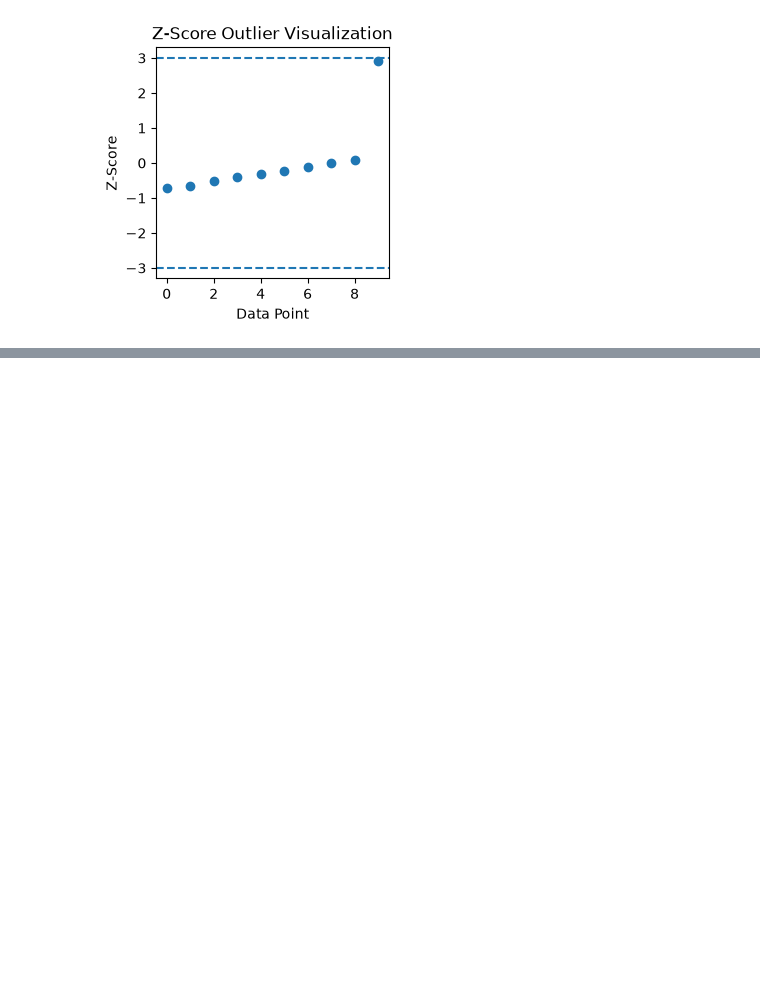
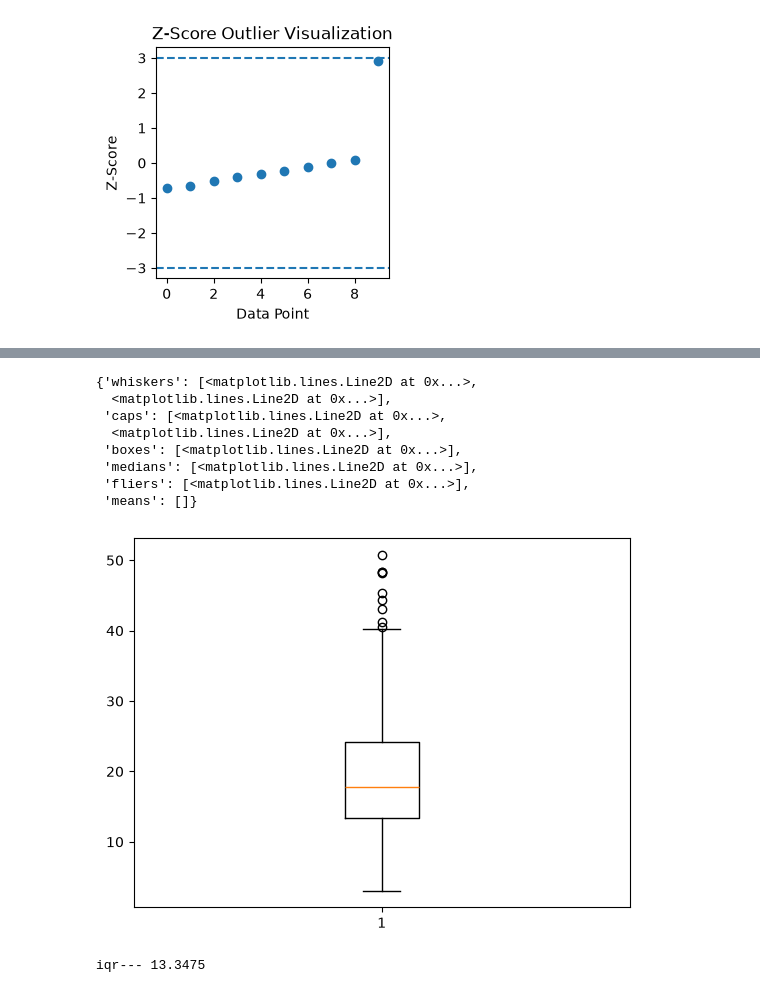
Before and after one commit to jayeshdangi/Jayesh-Dangi, a Jupyter notebook: first.ipynb/first.ipynb/class5.ipynb, the cells around one changed output, grey strips where cells are left out. Drawn from its saved outputs; the diff is of its cells as text; code cells hidden in the pictures; blank space fills up the shorter version.

```diff
--- a/first.ipynb/first.ipynb/class5.ipynb
+++ b/first.ipynb/first.ipynb/class5.ipynb
@@ -43,0 +51,4 @@ plt.show()
+# %%
+import pandas as pd
+import seaborn as sns
+df=sns.load_dataset('tips')
@@ -43,0 +108,24 @@ plt.show()
+# %%
+plt.boxplot(df['total_bill'])
+# %% [output]
+{'whiskers': [<matplotlib.lines.Line2D at 0x...>,
+  <matplotlib.lines.Line2D at 0x...>],
+ 'caps': [<matplotlib.lines.Line2D at 0x...>,
+  <matplotlib.lines.Line2D at 0x...>],
+ 'boxes': [<matplotlib.lines.Line2D at 0x...>],
+ 'medians': [<matplotlib.lines.Line2D at 0x...>],
+ 'fliers': [<matplotlib.lines.Line2D at 0x...>],
+ 'means': []}
+[figure, added]
+# %%
+q1=df['total_bill'].quantile(0.25)
+q3=df['total_bill'].quantile(0.75)
+iqr=q1
+print('iqr---',iqr)
+
+lower=q1-1.5*iqr
+upper=q3+1.5*iqr
+
+df=df[(df['total_bill']<upper) & (df['total_bill']>lower)]
+# %% [output]
+iqr--- 13.3475
```
Also changed, not shown: parts of 19 cells of this notebook, 1 other file.
